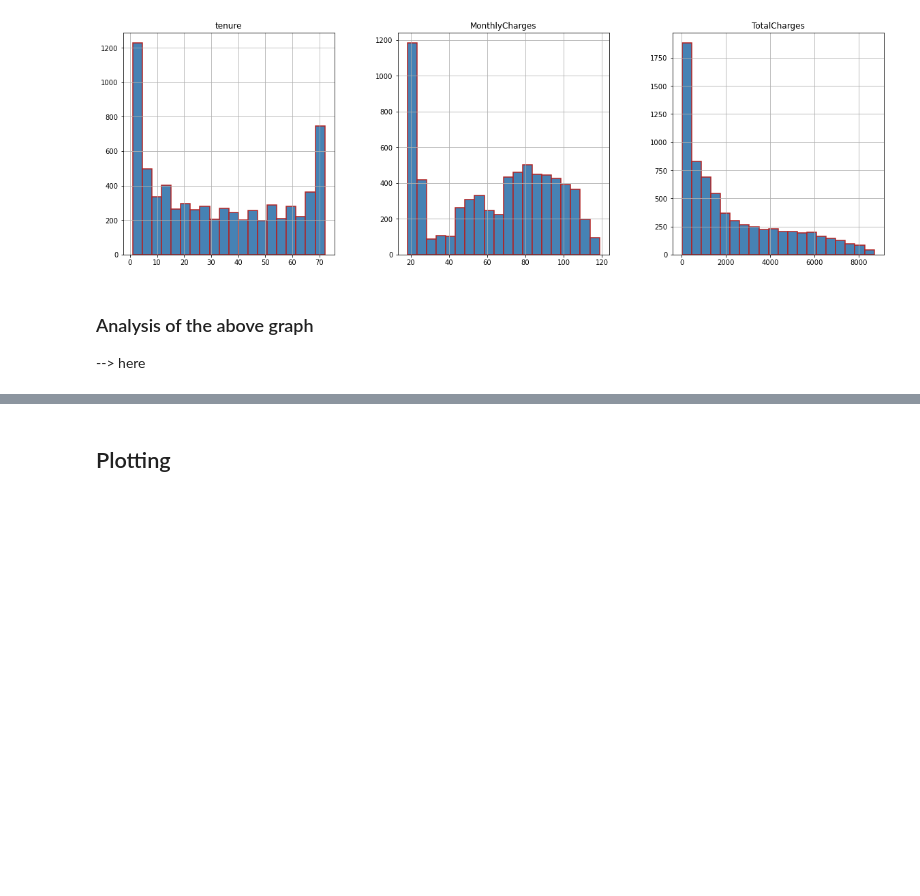
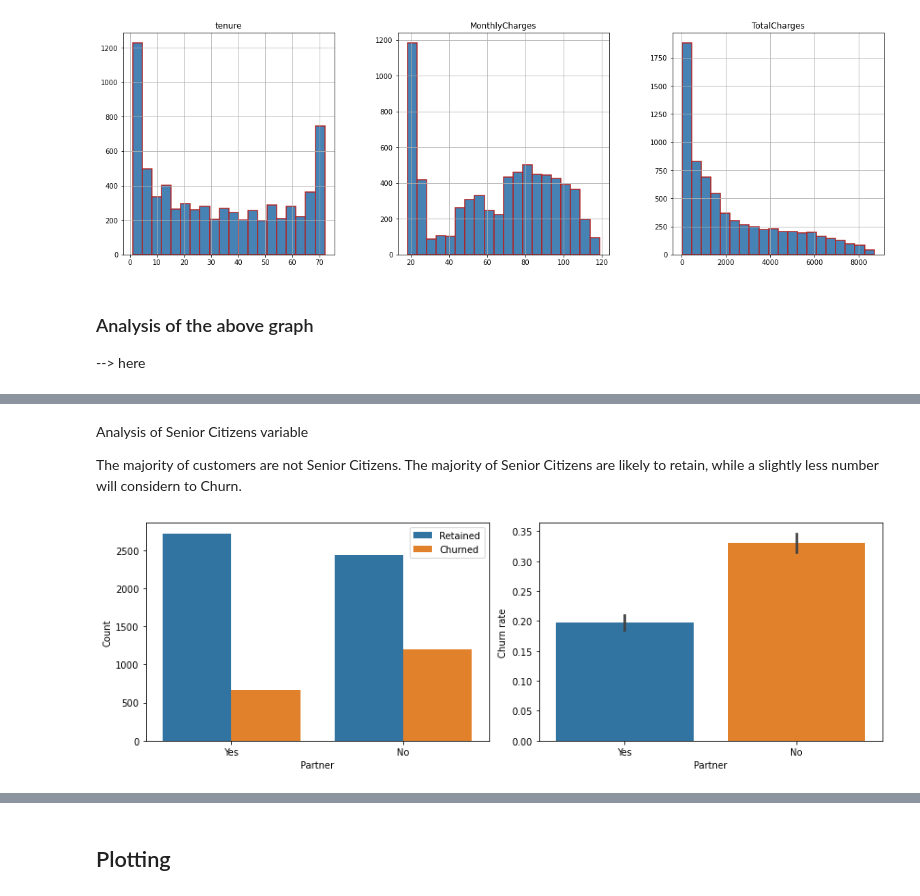
Before and after one commit to Shankar0x/CSE305_EnsembleChurnProject, a Jupyter notebook: main.ipynb, the cells around one changed output, grey strips where cells are left out. Cells and saved outputs as stored; diff of their text form; code cells hidden in the pictures; blank space fills up the shorter version.

```diff
--- a/main.ipynb
+++ b/main.ipynb
@@ -203,0 +230,8 @@ There is no significant intercorrelation between our features, so we do not have
+# %% [markdown]
+Analysis of Senior Citizens variable
+
+The majority of customers are not Senior Citizens. The majority of Senior Citizens are likely to retain, while a slightly less number will considern to Churn.
+# %%
+plot_categorical('Partner')
+# %% [output]
+[figure, added]
```
Also changed, not shown: parts of 55 cells of this notebook.
